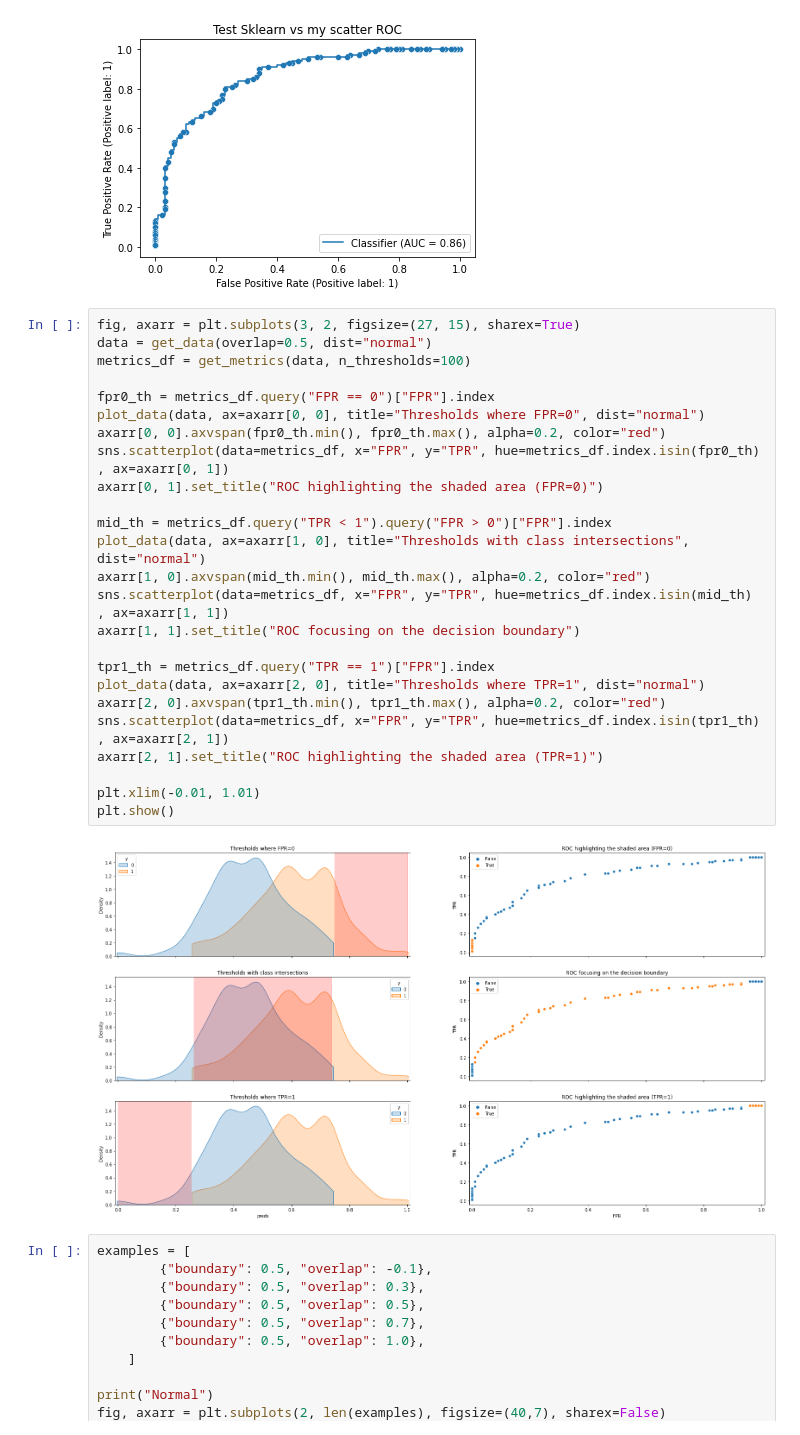
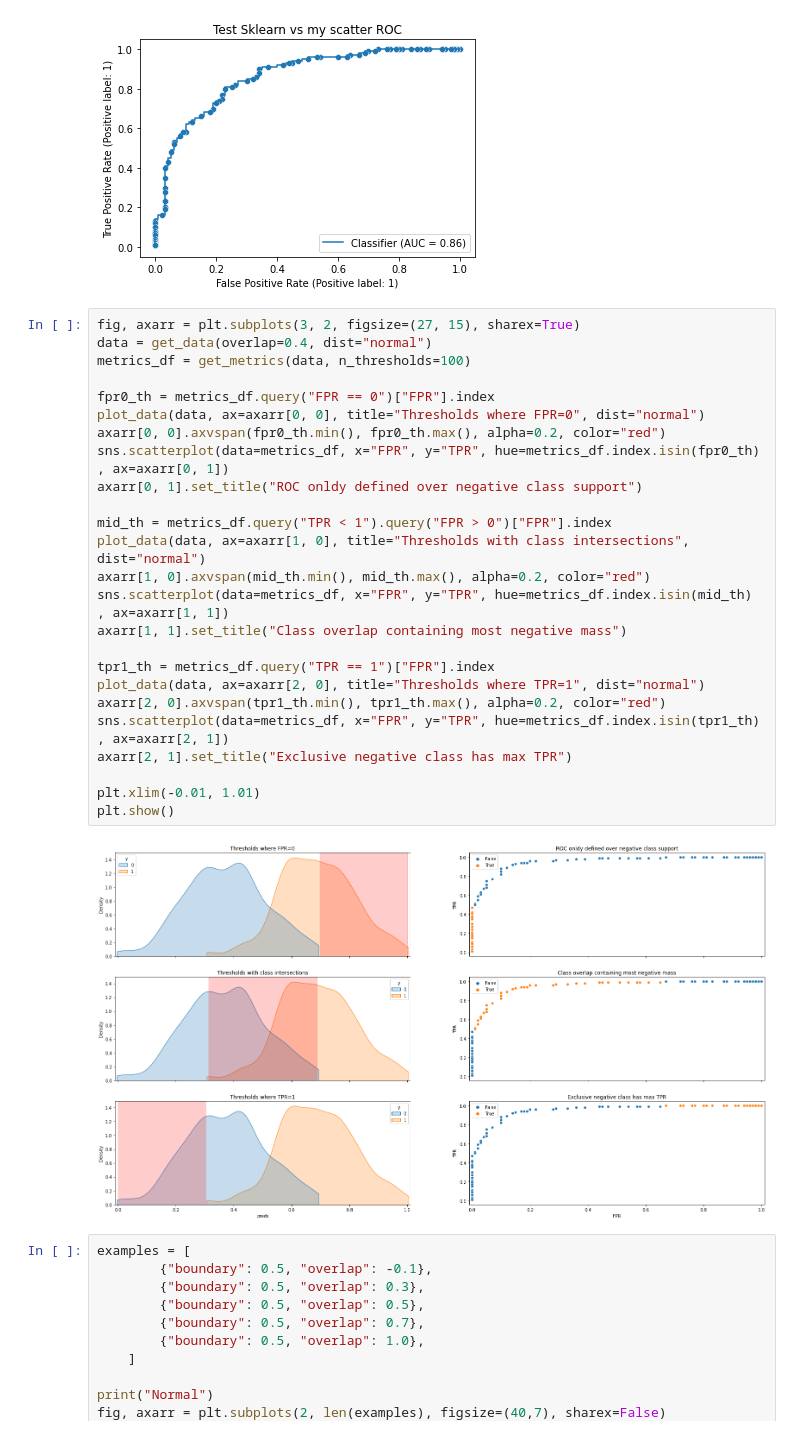
Before and after one commit to xapharius/mlscripts, a Jupyter notebook: AUROC.ipynb, the cells around one changed output. Cells and saved outputs as stored; diff of their text form.

```diff
--- a/AUROC.ipynb
+++ b/AUROC.ipynb
@@ -426,31 +441,31 @@ plt.show()
 [figure]
 # %%
 fig, axarr = plt.subplots(3, 2, figsize=(27, 15), sharex=True)
-data = get_data(overlap=0.5, dist="normal")
+data = get_data(overlap=0.4, dist="normal")
 metrics_df = get_metrics(data, n_thresholds=100)
 
 fpr0_th = metrics_df.query("FPR == 0")["FPR"].index
 plot_data(data, ax=axarr[0, 0], title="Thresholds where FPR=0", dist="normal")
 axarr[0, 0].axvspan(fpr0_th.min(), fpr0_th.max(), alpha=0.2, color="red")
 sns.scatterplot(data=metrics_df, x="FPR", y="TPR", hue=metrics_df.index.isin(fpr0_th) , ax=axarr[0, 1])
-axarr[0, 1].set_title("ROC highlighting the shaded area (FPR=0)")
+axarr[0, 1].set_title("ROC onldy defined over negative class support")
 
 mid_th = metrics_df.query("TPR < 1").query("FPR > 0")["FPR"].index
 plot_data(data, ax=axarr[1, 0], title="Thresholds with class intersections", dist="normal")
 axarr[1, 0].axvspan(mid_th.min(), mid_th.max(), alpha=0.2, color="red")
 sns.scatterplot(data=metrics_df, x="FPR", y="TPR", hue=metrics_df.index.isin(mid_th) , ax=axarr[1, 1])
-axarr[1, 1].set_title("ROC focusing on the decision boundary")
+axarr[1, 1].set_title("Class overlap containing most negative mass")
 
 tpr1_th = metrics_df.query("TPR == 1")["FPR"].index
 plot_data(data, ax=axarr[2, 0], title="Thresholds where TPR=1", dist="normal")
 axarr[2, 0].axvspan(tpr1_th.min(), tpr1_th.max(), alpha=0.2, color="red")
 sns.scatterplot(data=metrics_df, x="FPR", y="TPR", hue=metrics_df.index.isin(tpr1_th) , ax=axarr[2, 1])
-axarr[2, 1].set_title("ROC highlighting the shaded area (TPR=1)")
+axarr[2, 1].set_title("Exclusive negative class has max TPR")
 
 plt.xlim(-0.01, 1.01)
 plt.show()
 # %% [output]
-[figure, old version]
+[figure, new version]
 # %%
 examples = [
         {"boundary": 0.5, "overlap": -0.1},
```
Also changed, not shown: parts of 15 cells of this notebook.
